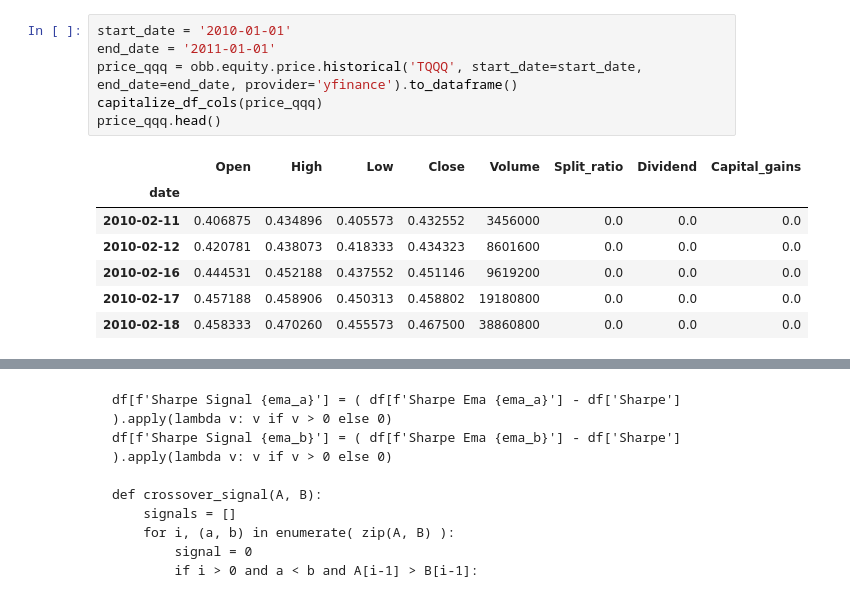
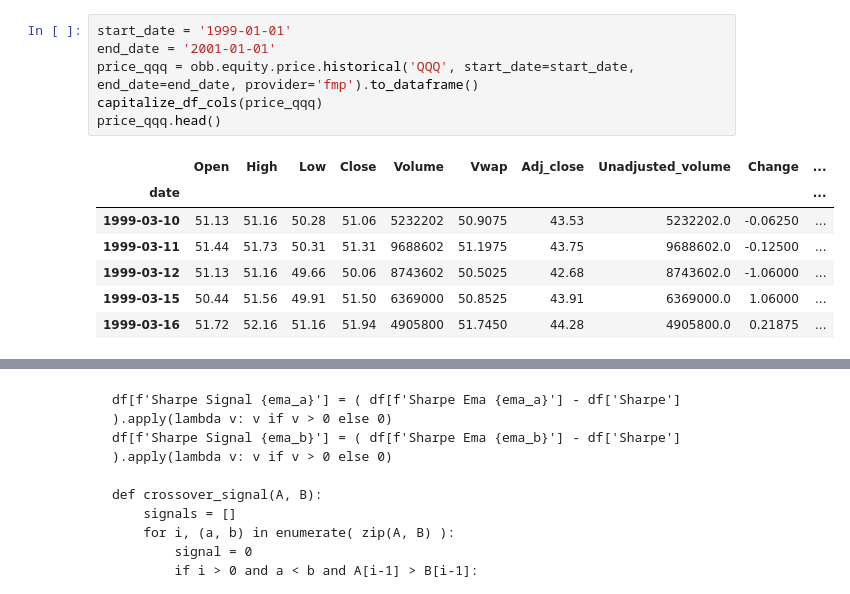
Before and after one commit to victortangggg/trading, a Jupyter notebook: research/TQQQ.ipynb, the cells around one changed output, grey strips where cells are left out. Drawn from its saved outputs; the diff is of its cells as text.

```diff
--- a/research/TQQQ.ipynb
+++ b/research/TQQQ.ipynb
@@ -30,19 +24,19 @@ def capitalize_df_cols(df):
     mapper = { col: col.capitalize()  for col in df.columns }
     df.rename( mapper, axis=1, inplace=True)
 # %%
-start_date = '2010-01-01'
-end_date = '2011-01-01'
-price_qqq = obb.equity.price.historical('TQQQ', start_date=start_date, end_date=end_date, provider='yfinance').to_dataframe()
+start_date = '1999-01-01'
+end_date = '2001-01-01'
+price_qqq = obb.equity.price.historical('QQQ', start_date=start_date, end_date=end_date, provider='fmp').to_dataframe()
 capitalize_df_cols(price_qqq)
 price_qqq.head()
 # %% [output]
-|  | Open | High | Low | Close | Volume | Split_ratio | Dividend | Capital_gains |
-| date |  |  |  |  |  |  |  |  |
-| 2010-02-11 | 0.406875 | 0.434896 | 0.405573 | 0.432552 | 3456000 | 0.0 | 0.0 | 0.0 |
-| 2010-02-12 | 0.420781 | 0.438073 | 0.418333 | 0.434323 | 8601600 | 0.0 | 0.0 | 0.0 |
-| 2010-02-16 | 0.444531 | 0.452188 | 0.437552 | 0.451146 | 9619200 | 0.0 | 0.0 | 0.0 |
-| 2010-02-17 | 0.457188 | 0.458906 | 0.450313 | 0.458802 | 19180800 | 0.0 | 0.0 | 0.0 |
-| 2010-02-18 | 0.458333 | 0.470260 | 0.455573 | 0.467500 | 38860800 | 0.0 | 0.0 | 0.0 |
+|  | Open | High | Low | Close | Volume | Vwap | Adj_close | Unadjusted_volume | Change | ... |
+| date |  |  |  |  |  |  |  |  |  | ... |
+| 1999-03-10 | 51.13 | 51.16 | 50.28 | 51.06 | 5232202 | 50.9075 | 43.53 | 5232202.0 | -0.06250 | ... |
+| 1999-03-11 | 51.44 | 51.73 | 50.31 | 51.31 | 9688602 | 51.1975 | 43.75 | 9688602.0 | -0.12500 | ... |
+| 1999-03-12 | 51.13 | 51.16 | 49.66 | 50.06 | 8743602 | 50.5025 | 42.68 | 8743602.0 | -1.06000 | ... |
+| 1999-03-15 | 50.44 | 51.56 | 49.91 | 51.50 | 6369000 | 50.8525 | 43.91 | 6369000.0 | 1.06000 | ... |
+| 1999-03-16 | 51.72 | 52.16 | 51.16 | 51.94 | 4905800 | 51.7450 | 44.28 | 4905800.0 | 0.21875 | ... |
 # %%
 trates = obb.fixedincome.government.treasury_rates(start_date=start_date, end_date=end_date).to_dataframe()
 capitalize_df_cols(trates)
```
Also changed, not shown: parts of 14 cells of this notebook, 8 other files.
